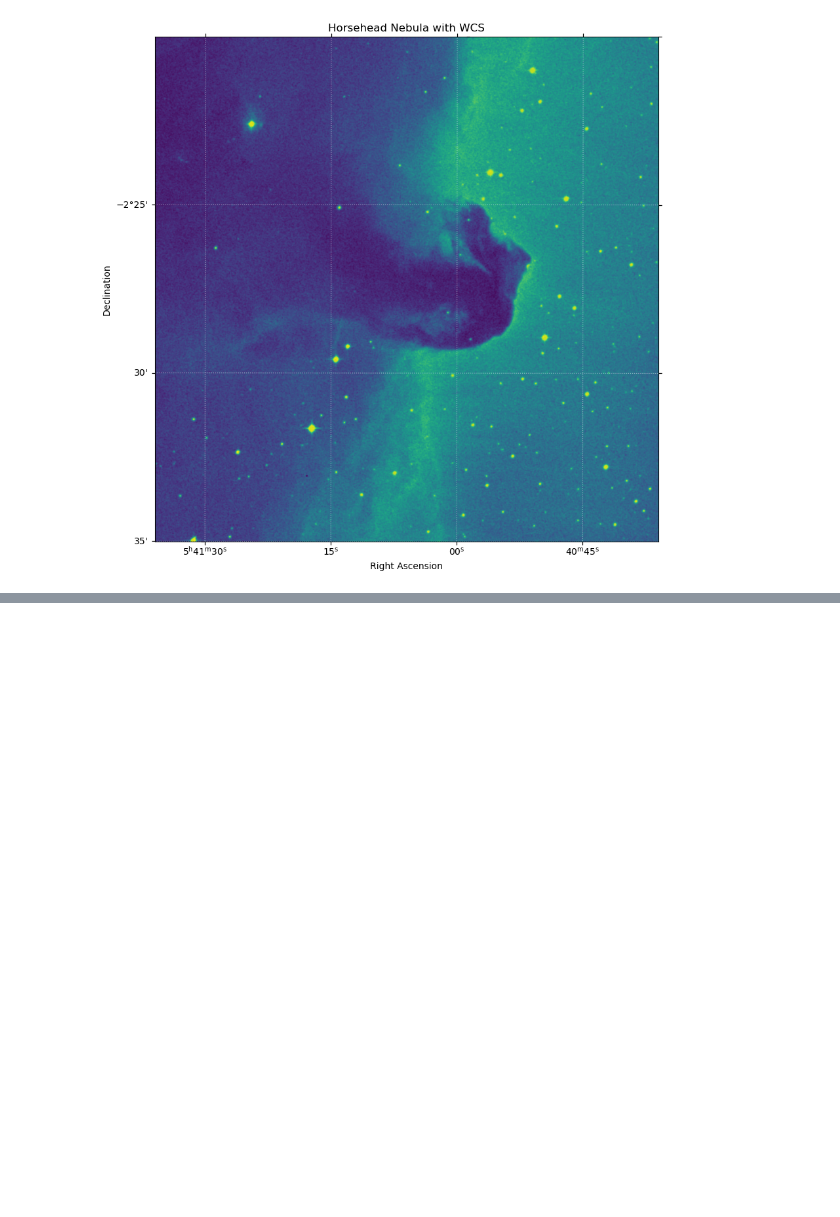
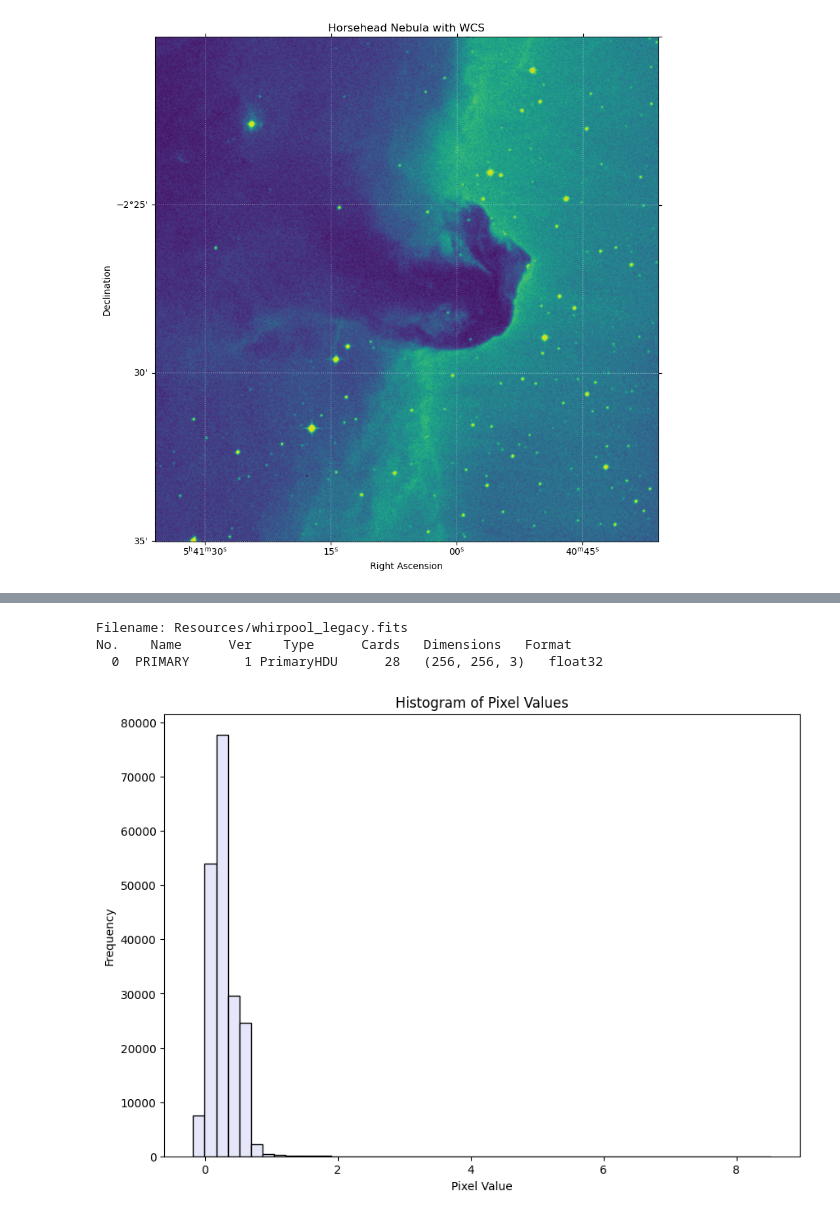
Before and after one commit to xondikoi03/introtoastro_tutorials, a Jupyter notebook: IntroAstro_Tutorial_2.ipynb, the cells around one changed output, grey strips where cells are left out. Cells and saved outputs as stored; diff of their text form; code cells hidden in the pictures; blank space fills up the shorter version.

```diff
--- a/IntroAstro_Tutorial_2.ipynb
+++ b/IntroAstro_Tutorial_2.ipynb
@@ -108,0 +138,16 @@ arr1 = np.ravel(image_data)
+# %%
+with fits.open("Resources/whirpool_legacy.fits") as fits_whrpool:
+    fits_whrpool.info()
+    image_data = fits_whrpool[0].data
+    arr2 = np.ravel(image_data)
+    plt.figure(figsize=(10, 7))
+    plt.hist(arr2, bins=50, color='lavender', edgecolor='black')
+    plt.xlabel("Pixel Value")
+    plt.ylabel("Frequency")
+    plt.title("Histogram of Pixel Values")
+    plt.show()
+# %% [output]
+Filename: Resources/whirpool_legacy.fits
+No.    Name      Ver    Type      Cards   Dimensions   Format
+  0  PRIMARY       1 PrimaryHDU      28   (256, 256, 3)   float32
+[figure, added]
```
Also changed, not shown: parts of 11 cells of this notebook.
